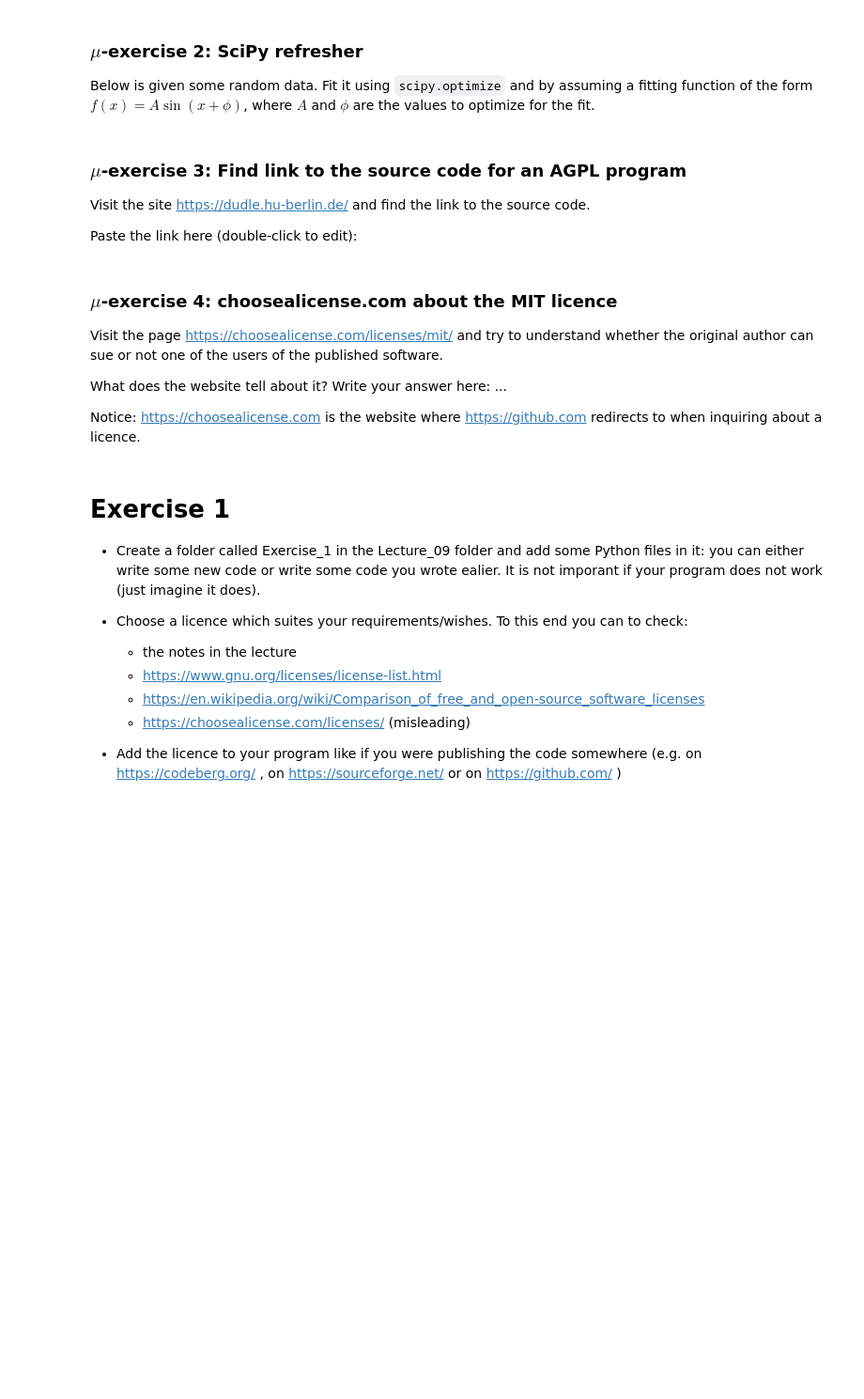
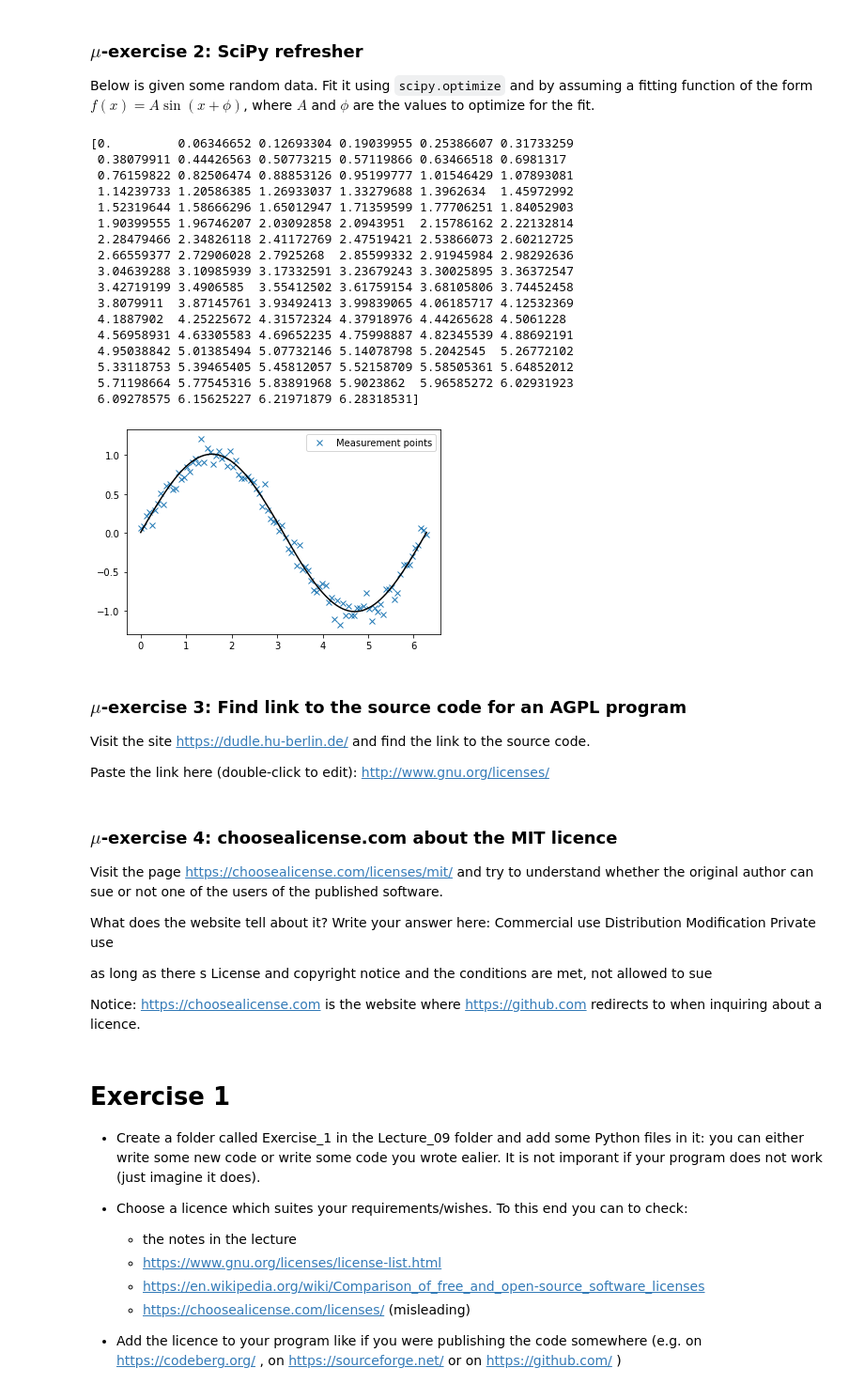
Before and after one commit to mathislindner/py-course, a Jupyter notebook: Lecture_09_software_licences/Exercise_09.ipynb, the cells around one changed output. Shown: that part at 94% size. Saved outputs shown, nothing was run; the diff lists cells and outputs as text; code cells hidden in the pictures; blank space fills up the shorter version.

```diff
--- a/Lecture_09_software_licences/Exercise_09.ipynb
+++ b/Lecture_09_software_licences/Exercise_09.ipynb
@@ -5,36 +32,76 @@ Use `matplotlib.pyplot.plot` to produce a plot of the functions $f(x) = e^{-x/10
 ### $\mu$-exercise 2: SciPy refresher
 Below is given some random data. Fit it using `scipy.optimize` and by assuming a fitting function of the form $f(x) = A \sin(x + \phi)$, where $A$ and $\phi$ are the values to optimize for the fit.
 # %%
-import scipy.optimize
+import scipy.optimize as optimize
 import numpy as np
 import matplotlib.pyplot as plt
 
 # Generate a sine with random noise
 num = 100 # number of points
 xdata = np.linspace(start = 0, stop = 2*np.pi, num = num)
 ydata = np.sin(xdata) + 0.1 * np.random.normal(size = num)
 print(xdata)
 
 # Plot the data
 plt.plot(xdata, ydata, 'x', label='Measurement points')
 plt.legend()
-plt.show()
+
 
 ## START SOLUTION
+def f(x,parameters):
+    a,phi = parameters
+    return a*np.sin(x+phi)
 
+def error(parameters):
+    total = 0
+    for i in range(len(ydata)):
+        total += (ydata[i]-f(xdata[i],parameters))**2
+    return total
 
+initial_guess = [1,1]
+result = scipy.optimize.minimize(fun = error,x0 = initial_guess, tol = 0.0001)
+
+a, phi = result.x
+plt.plot(xdata, f(xdata,[a,phi]), 'k', label = 'fitted function')
+
+plt.show()
 ## END SOLUTION
+# %% [output]
+[0.         0.06346652 0.12693304 0.19039955 0.25386607 0.31733259
+ 0.38079911 0.44426563 0.50773215 0.57119866 0.63466518 0.6981317
+ 0.76159822 0.82506474 0.88853126 0.95199777 1.01546429 1.07893081
+ 1.14239733 1.20586385 1.26933037 1.33279688 1.3962634  1.45972992
+ 1.52319644 1.58666296 1.65012947 1.71359599 1.77706251 1.84052903
+ 1.90399555 1.96746207 2.03092858 2.0943951  2.15786162 2.22132814
+ 2.28479466 2.34826118 2.41172769 2.47519421 2.53866073 2.60212725
+ 2.66559377 2.72906028 2.7925268  2.85599332 2.91945984 2.98292636
+ 3.04639288 3.10985939 3.17332591 3.23679243 3.30025895 3.36372547
+ 3.42719199 3.4906585  3.55412502 3.61759154 3.68105806 3.74452458
+ 3.8079911  3.87145761 3.93492413 3.99839065 4.06185717 4.12532369
+ 4.1887902  4.25225672 4.31572324 4.37918976 4.44265628 4.5061228
+ 4.56958931 4.63305583 4.69652235 4.75998887 4.82345539 4.88692191
+ 4.95038842 5.01385494 5.07732146 5.14078798 5.2042545  5.26772102
+ 5.33118753 5.39465405 5.45812057 5.52158709 5.58505361 5.64852012
+ 5.71198664 5.77545316 5.83891968 5.9023862  5.96585272 6.02931923
+ 6.09278575 6.15625227 6.21971879 6.28318531]
+[figure, added]
 # %% [markdown]
 ### $\mu$-exercise 3: Find link to the source code for an AGPL program
 Visit the site https://dudle.hu-berlin.de/ and find the link to the source code.
 
-Paste the link here (double-click to edit):
+Paste the link here (double-click to edit): http://www.gnu.org/licenses/
 # %% [markdown]
 ### $\mu$-exercise 4: choosealicense.com about the MIT licence
 
 Visit the page https://choosealicense.com/licenses/mit/ and try to understand whether the original author can sue or not one of the users of the published software.
 
-What does the website tell about it? Write your answer here: ...
+What does the website tell about it? Write your answer here:
+Commercial use
+Distribution
+Modification
+Private use
+
+as long as there s License and copyright notice and the conditions are met, not allowed to sue
 
 Notice: https://choosealicense.com  is the website where https://github.com redirects to when inquiring about a licence.
 # %% [markdown]
```
Also changed, not shown: parts of 2 cells of this notebook, 34 other files.
